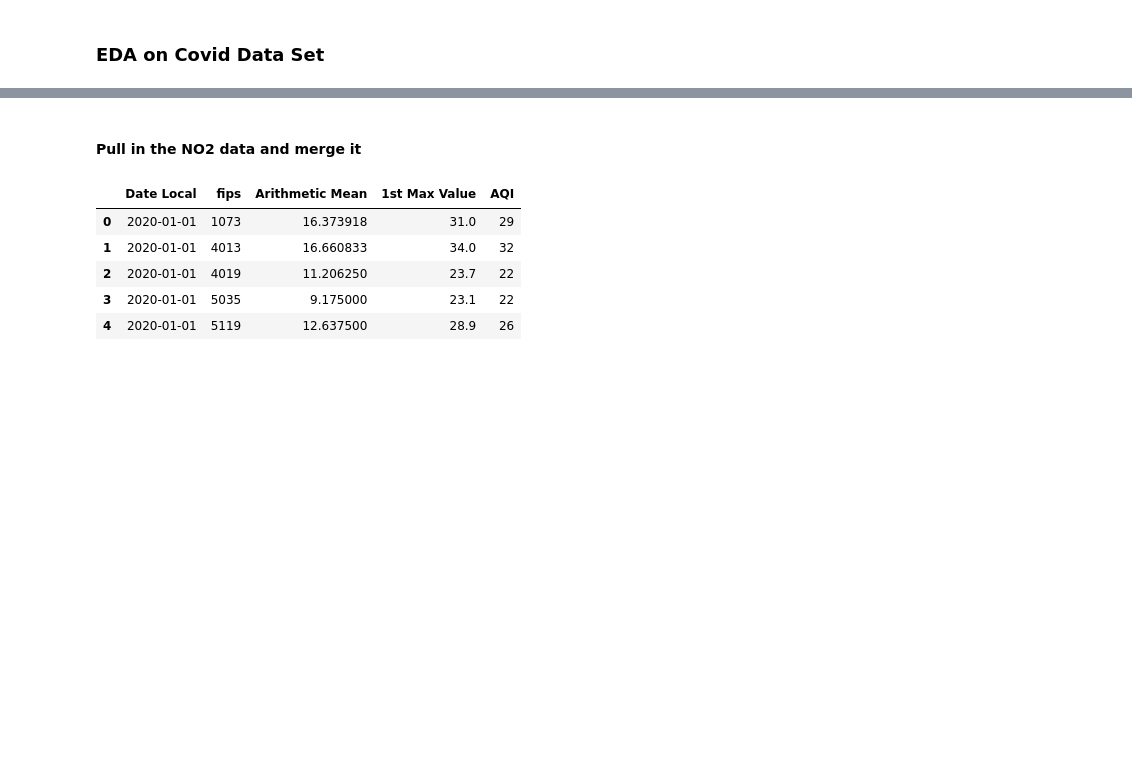
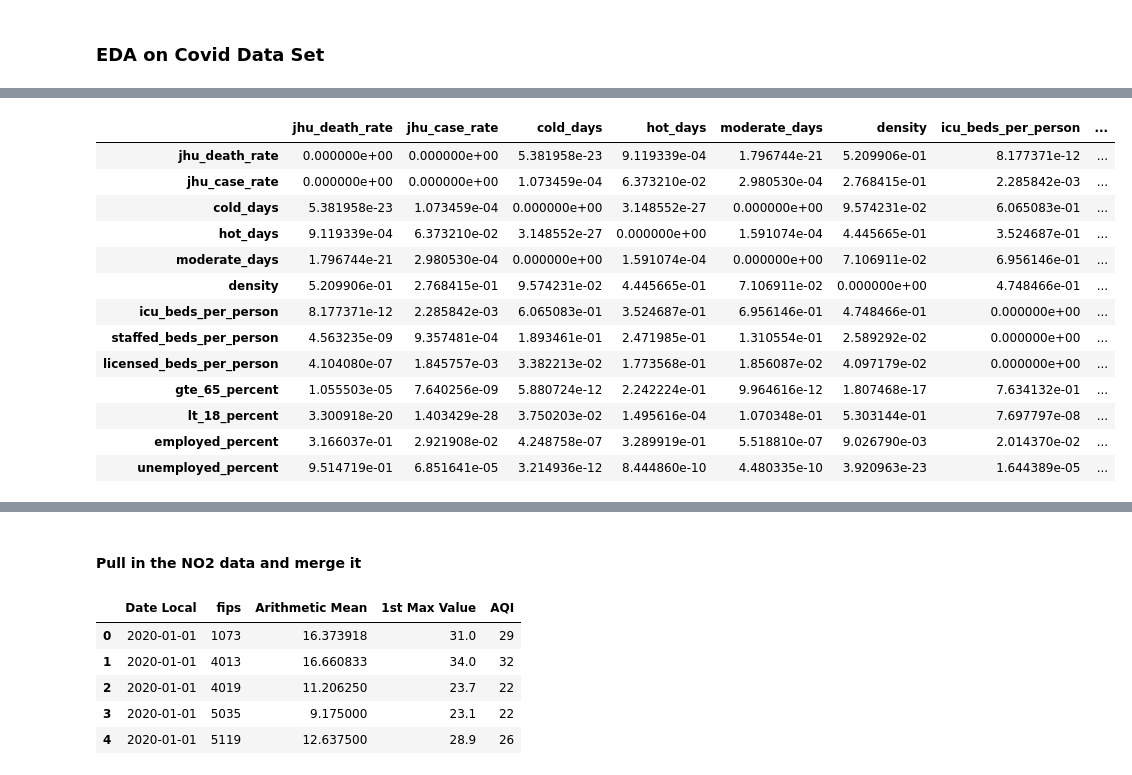
Before and after one commit to richstrouss/capstone, a Jupyter notebook: data/covid/covid_data_analysis.ipynb, the cells around one changed output, grey strips where cells are left out. Saved outputs shown, nothing was run; the diff lists cells and outputs as text; code cells hidden in the pictures; blank space fills up the shorter version.

```diff
--- a/data/covid/covid_data_analysis.ipynb
+++ b/data/covid/covid_data_analysis.ipynb
@@ -199,0 +346,18 @@ Index(['dates', 'JHU_ConfirmedCases.data', 'JHU_ConfirmedCases.missing',
+# %%
+# p values
+rollup_by_county.corr(method=lambda x, y: pearsonr(x, y)[1]) - np.eye(len(rollup_by_county.columns))
+# %% [output]
+|  | jhu_death_rate | jhu_case_rate | cold_days | hot_days | moderate_days | density | icu_beds_per_person | ... |
+| jhu_death_rate | 0.000000e+00 | 0.000000e+00 | 5.381958e-23 | 9.119339e-04 | 1.796744e-21 | 5.209906e-01 | 8.177371e-12 | ... |
+| jhu_case_rate | 0.000000e+00 | 0.000000e+00 | 1.073459e-04 | 6.373210e-02 | 2.980530e-04 | 2.768415e-01 | 2.285842e-03 | ... |
+| cold_days | 5.381958e-23 | 1.073459e-04 | 0.000000e+00 | 3.148552e-27 | 0.000000e+00 | 9.574231e-02 | 6.065083e-01 | ... |
+| hot_days | 9.119339e-04 | 6.373210e-02 | 3.148552e-27 | 0.000000e+00 | 1.591074e-04 | 4.445665e-01 | 3.524687e-01 | ... |
+| moderate_days | 1.796744e-21 | 2.980530e-04 | 0.000000e+00 | 1.591074e-04 | 0.000000e+00 | 7.106911e-02 | 6.956146e-01 | ... |
+| density | 5.209906e-01 | 2.768415e-01 | 9.574231e-02 | 4.445665e-01 | 7.106911e-02 | 0.000000e+00 | 4.748466e-01 | ... |
+| icu_beds_per_person | 8.177371e-12 | 2.285842e-03 | 6.065083e-01 | 3.524687e-01 | 6.956146e-01 | 4.748466e-01 | 0.000000e+00 | ... |
+| staffed_beds_per_person | 4.563235e-09 | 9.357481e-04 | 1.893461e-01 | 2.471985e-01 | 1.310554e-01 | 2.589292e-02 | 0.000000e+00 | ... |
+| licensed_beds_per_person | 4.104080e-07 | 1.845757e-03 | 3.382213e-02 | 1.773568e-01 | 1.856087e-02 | 4.097179e-02 | 0.000000e+00 | ... |
+| gte_65_percent | 1.055503e-05 | 7.640256e-09 | 5.880724e-12 | 2.242224e-01 | 9.964616e-12 | 1.807468e-17 | 7.634132e-01 | ... |
+| lt_18_percent | 3.300918e-20 | 1.403429e-28 | 3.750203e-02 | 1.495616e-04 | 1.070348e-01 | 5.303144e-01 | 7.697797e-08 | ... |
+| employed_percent | 3.166037e-01 | 2.921908e-02 | 4.248758e-07 | 3.289919e-01 | 5.518810e-07 | 9.026790e-03 | 2.014370e-02 | ... |
+| unemployed_percent | 9.514719e-01 | 6.851641e-05 | 3.214936e-12 | 8.444860e-10 | 4.480335e-10 | 3.920963e-23 | 1.644389e-05 | ... |
```
Also changed, not shown: parts of 26 cells of this notebook, 1 other file.
